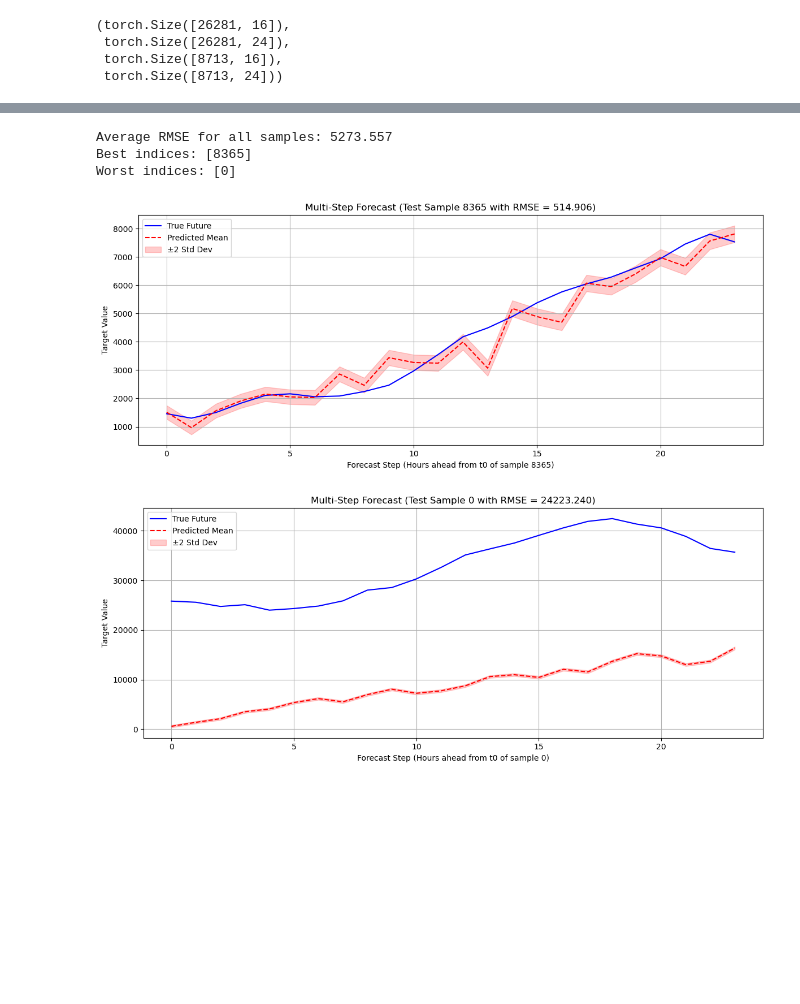
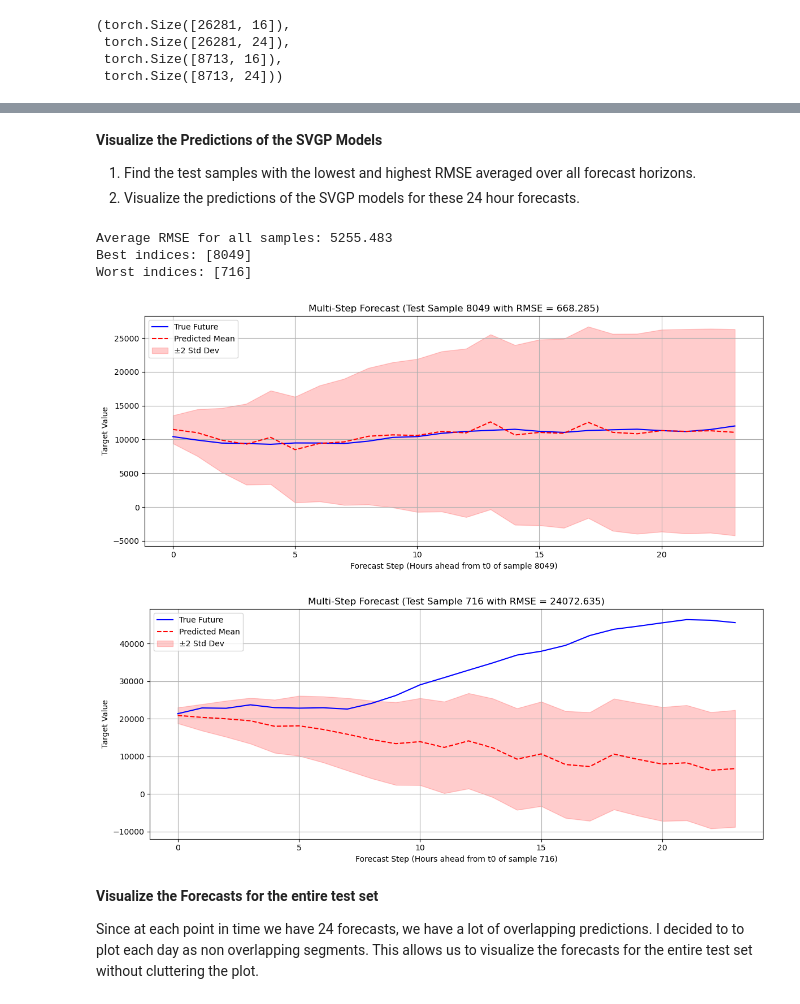
Before and after one commit to timoluebbing/WindPowerForecasting, a Jupyter notebook: experiments/tutorial.ipynb, the cells around one changed output, grey strips where cells are left out. Saved outputs shown, nothing was run; the diff lists cells and outputs as text; code cells hidden in the pictures; blank space fills up the shorter version.

Commit message:
Training improvements

```diff
--- a/experiments/tutorial.ipynb
+++ b/experiments/tutorial.ipynb
@@ -213,6 +190,3 @@ At this point in the tutorial we already loaded the given data, looked at the da
 # Join weather data with wind data
 target = df[[Column.WIND.value]].copy()
 dataframe = target.join(weather, how="inner")
-
-# Create time features
-dataframe = create_time_features(dataframe)
@@ -226,0 +239,4 @@ test_data = dataframe[SPLIT_DATE:END_DATE]
+# %%
+# Create time features
+train_data = create_time_features(train_data)
+test_data = create_time_features(test_data)
@@ -516,0 +575,20 @@ Average Test RMSE across horizon: 5778.588
+# %%
+# Compute RMSE for each forecast step
+rmses_per_step = []
+for h in range(FORECAST_HORIZON):
+    true_h = y_test_np[:, h]
+    pred_h = predicted_means_test[:, h]
+    rmse_h = root_mean_squared_error(true_h, pred_h)
+    rmses_per_step.append(rmse_h)
+    # print(f"Test RMSE for step {h+1}: {rmse_h:.3f}")
+
+print(f"Average Test RMSE across horizon: {np.mean(rmses_per_step):.3f}")
+
+plt.figure(figsize=(10, 5))
+plt.plot(np.arange(1, FORECAST_HORIZON + 1), rmses_per_step, marker="o")
+plt.xticks(np.arange(1, FORECAST_HORIZON + 1))
+plt.xlabel("Forecast Step")
+plt.ylabel("RMSE")
+plt.grid(axis="y", linestyle="--", alpha=0.7)
+plt.title("Test RMSE for Each Forecast Step")
+plt.show()
@@ -517,9 +649,14 @@ Average Test RMSE across horizon: 5778.588
+# %% [markdown]
+**Visualize the Predictions of the SVGP Models**
+
+1. Find the test samples with the lowest and highest RMSE averaged over all forecast horizons.
+2. Visualize the predictions of the SVGP models for these 24 hour forecasts.
 # %%
 N_BEST_SAMPLES = 1
 
 sample_rmse_with_idx = []
-for idx in range(len(y_test)):
-    true = y_test[idx]
+for idx in range(len(y_test_np)):
+    true = y_test_np[idx]
     pred = predicted_means_test[idx]
     rmse = root_mean_squared_error(true, pred)
     sample_rmse_with_idx.append((idx, rmse))
@@ -536,14 +673,10 @@ print(f"Best indices: {best_indices}")
 print(f"Worst indices: {worst_indices}")
 indices = best_indices + worst_indices
 # %% [output]
-Average RMSE for all samples: 5273.557
-Best indices: [8365]
-Worst indices: [0]
+Average RMSE for all samples: 5255.483
+Best indices: [8049]
+Worst indices: [716]
 # %%
-# ---------------------------------------
-# 5. Plot Results for a few forecast sequences
-# ------------------------
-
 for i in indices:
     plt.figure(figsize=(12, 5))
 
@@ -551,41 +684,45 @@ for i in indices:
     forecast_steps_axis = np.arange(FORECAST_HORIZON)
 
     # True future values for this sequence
-    true_future_sequence = y_test[i, :]
+    true_future_sequence = y_test_np[i, :]
 
     # Predicted future values for this sequence
     predicted_future_sequence = predicted_means_test[i, :]
     predicted_future_vars = predicted_vars_test[i, :]
 
     plt.plot(
         forecast_steps_axis, true_future_sequence, "b-", label="True Future"
     )
     plt.plot(
         forecast_steps_axis, predicted_future_sequence, "r--", label="Predicted Mean"
     )
 
     upper_bound = predicted_future_sequence + 2 * np.sqrt(predicted_future_vars)
     lower_bound = predicted_future_sequence - 2 * np.sqrt(predicted_future_vars)
     plt.fill_between(
         forecast_steps_axis,
         lower_bound,
         upper_bound,
         color="red",
         alpha=0.2,
         label="±2 Std Dev",
     )
 
     plt.title(f"Multi-Step Forecast (Test Sample {i} with RMSE = {rmse_values[i]:.3f})")
     plt.xlabel(f"Forecast Step (Hours ahead from t0 of sample {i})")
     plt.ylabel("Target Value")
     # plt.yscale("log")
     plt.legend()
     plt.grid(True)
     plt.tight_layout()
     plt.show()
 # %% [output]
-[figure, old version]
+[figure, new version]
-[figure, old version]
+[figure, new version]
+# %% [markdown]
+**Visualize the Forecasts for the entire test set**
+
+Since at each point in time we have 24 forecasts, we have a lot of overlapping predictions. I decided to to plot each day as non overlapping segments. This allows us to visualize the forecasts for the entire test set without cluttering the plot.
 # %%
 # ---------------------------------------
 # 2. Plot along the entire test set
```
Also changed, not shown: parts of 25 cells of this notebook, 2 other files.
